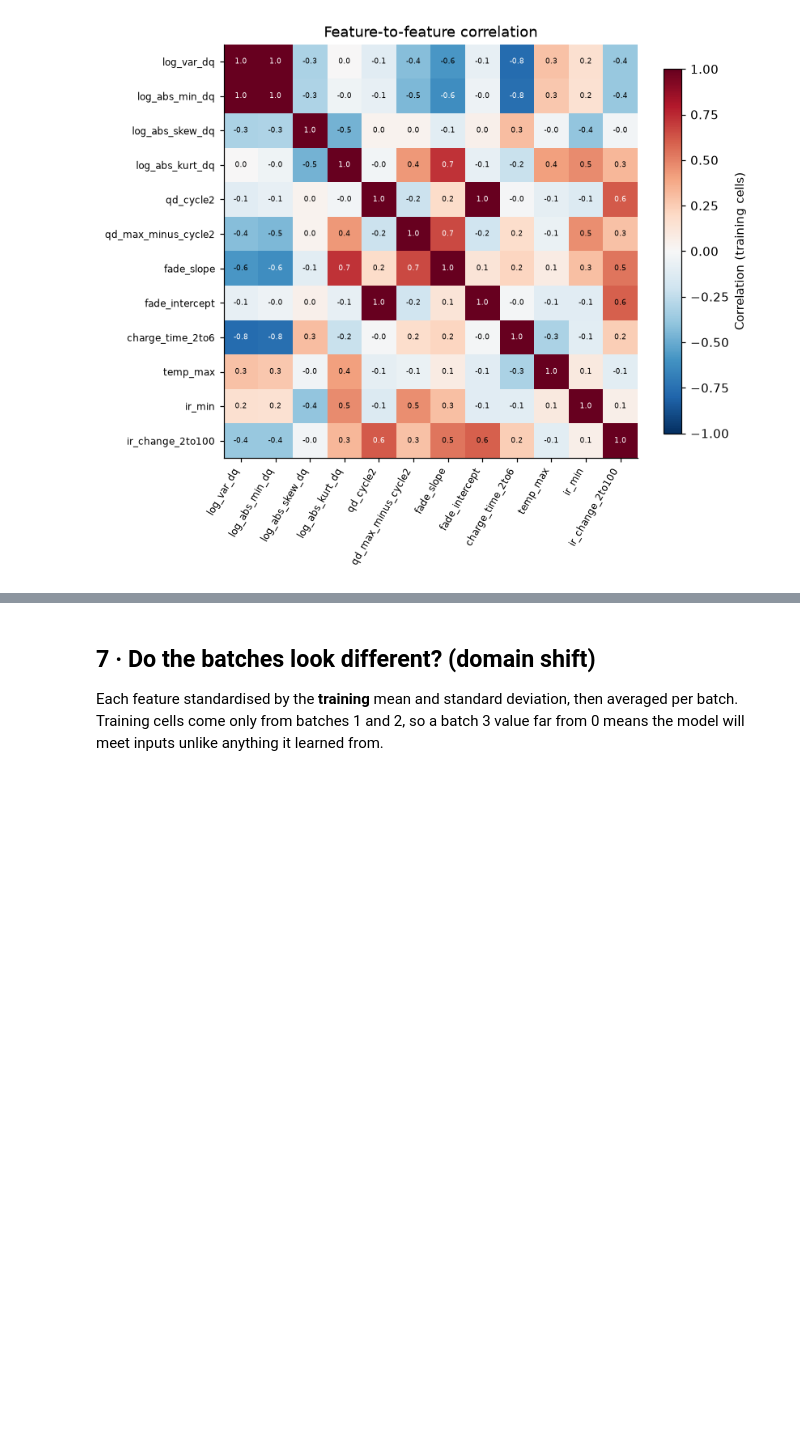
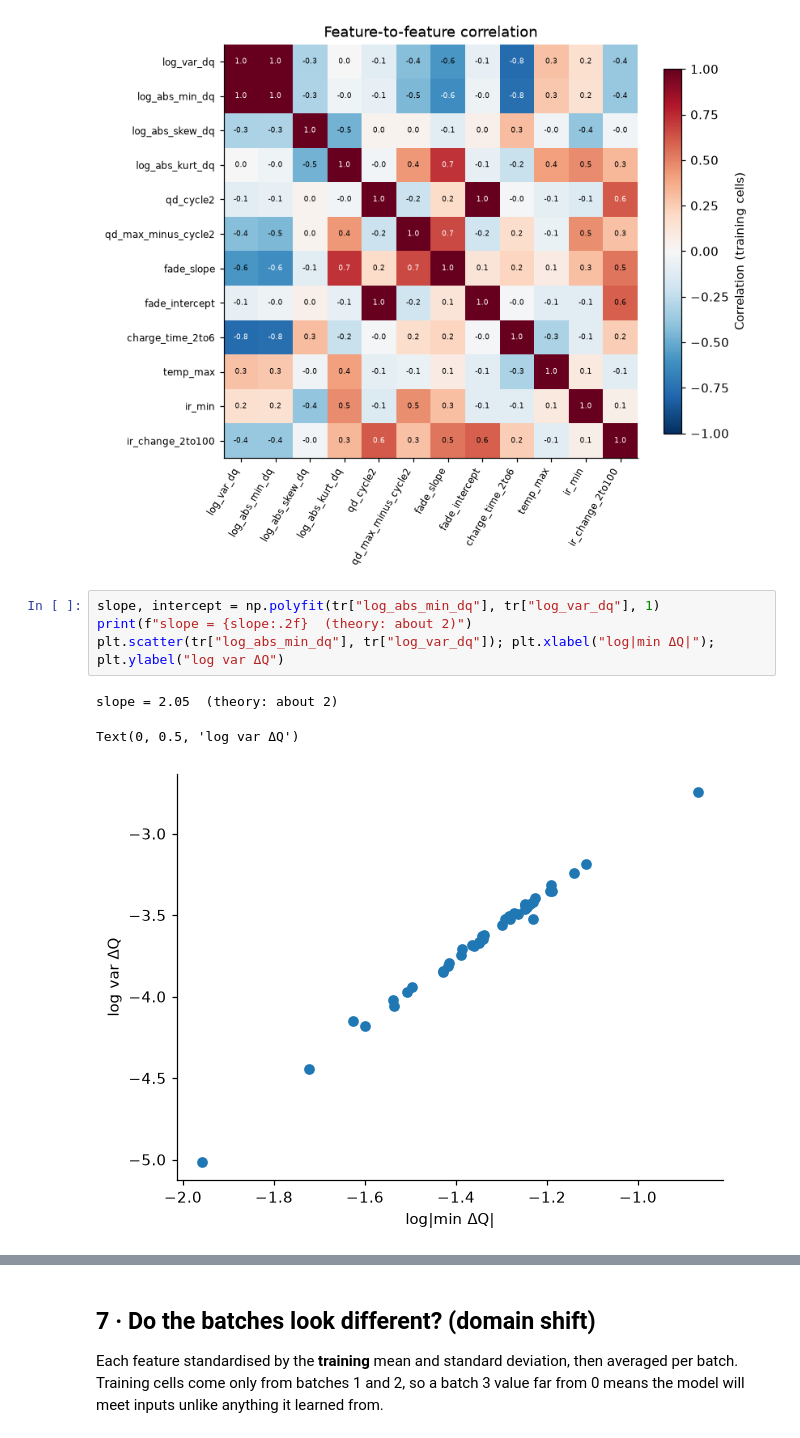
Before and after one commit to andrewjllawson/battery-cycle-life, a Jupyter notebook: notebooks/02_features.ipynb, the cells around one changed output, grey strips where cells are left out. Cells and saved outputs as stored; diff of their text form; blank space fills up the shorter version.

```diff
--- a/notebooks/02_features.ipynb
+++ b/notebooks/02_features.ipynb
@@ -278,4 +276,12 @@ log_abs_kurt_dq      fade_slope          0.73
 qd_max_minus_cycle2  fade_slope          0.66
 dtype: float64
 [figure]
+# %%
+slope, intercept = np.polyfit(tr["log_abs_min_dq"], tr["log_var_dq"], 1)
+print(f"slope = {slope:.2f}  (theory: about 2)")
+plt.scatter(tr["log_abs_min_dq"], tr["log_var_dq"]); plt.xlabel("log|min ΔQ|"); plt.ylabel("log var ΔQ")
+# %% [output]
+slope = 2.05  (theory: about 2)
+Text(0, 0.5, 'log var ΔQ')
+[figure, added]
 # %% [markdown]
```
Also changed, not shown: parts of 12 cells of this notebook, 1 other file.
